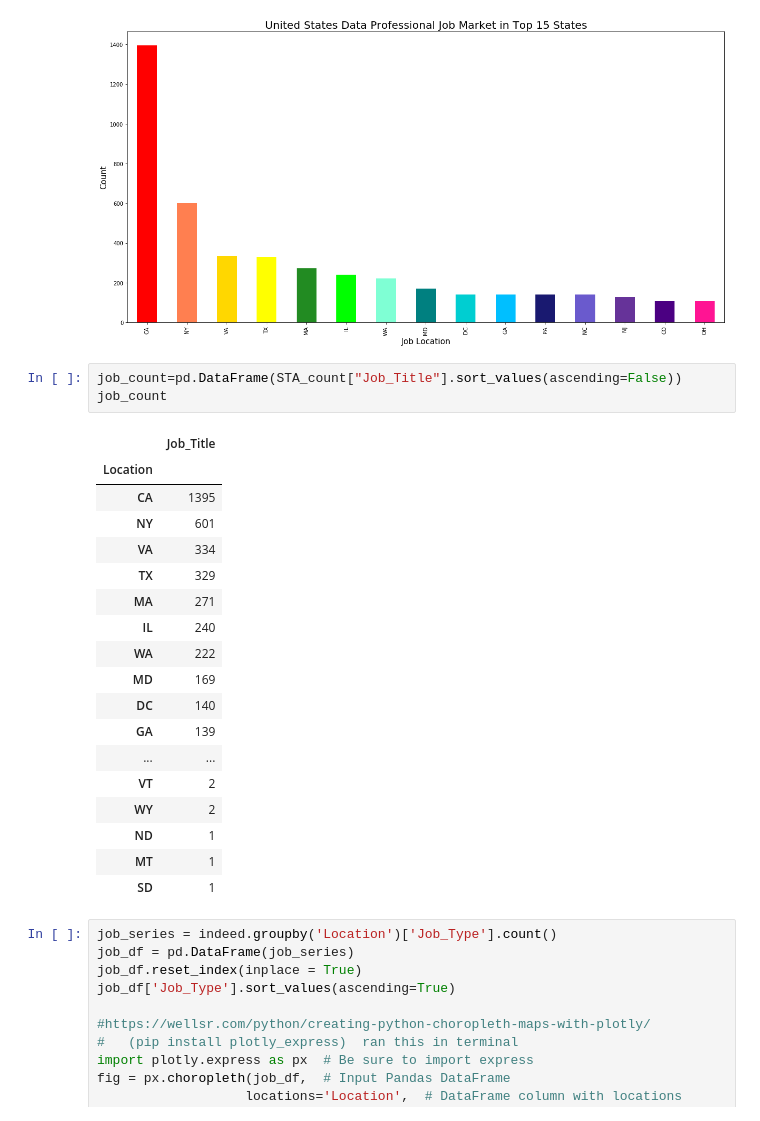
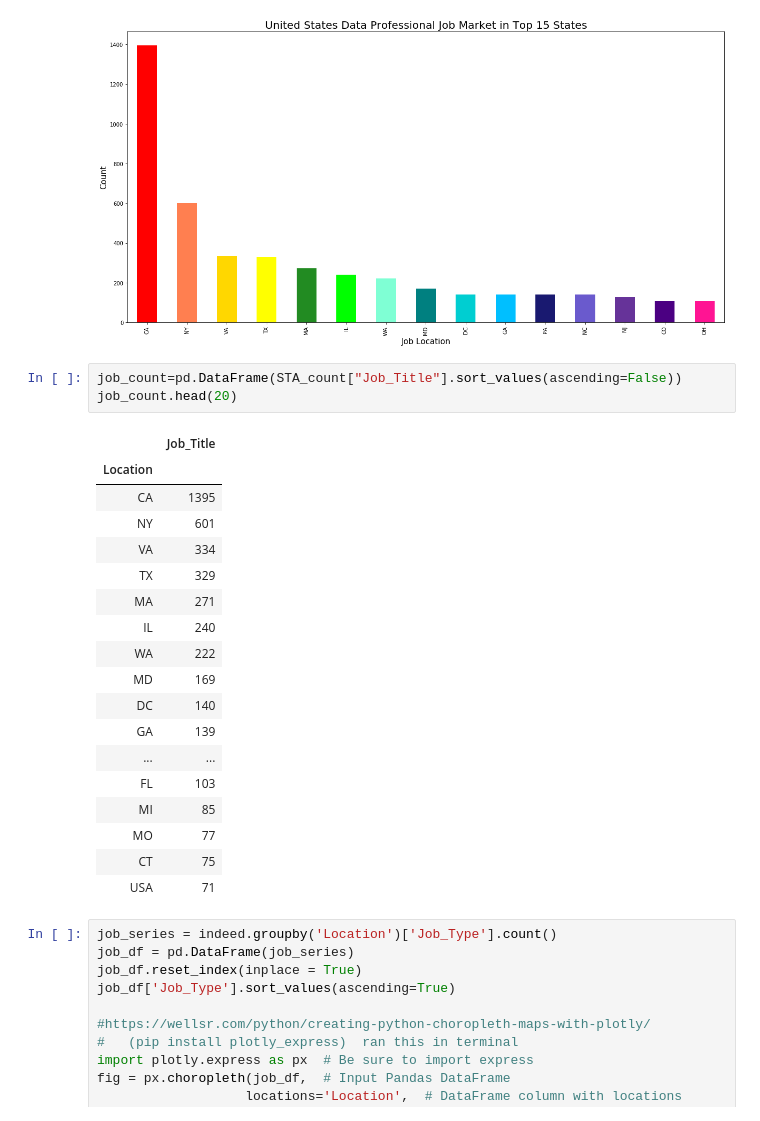
Before and after one commit to GitGTBoot/Project-1, a Jupyter notebook: Project 1.ipynb, the cells around one changed output. Saved outputs shown, nothing was run; the diff lists cells and outputs as text.

```diff
--- a/Project 1.ipynb
+++ b/Project 1.ipynb
@@ -84,26 +73,26 @@ plt.show()
 [figure]
 # %%
 job_count=pd.DataFrame(STA_count["Job_Title"].sort_values(ascending=False))
-job_count
+job_count.head(20)
 # %% [output]
 |  | Job_Title |
 | Location |  |
 | CA | 1395 |
 | NY | 601 |
 | VA | 334 |
 | TX | 329 |
 | MA | 271 |
 | IL | 240 |
 | WA | 222 |
 | MD | 169 |
 | DC | 140 |
 | GA | 139 |
 | ... | ... |
-| VT | 2 |
-| WY | 2 |
-| ND | 1 |
-| MT | 1 |
-| SD | 1 |
+| FL | 103 |
+| MI | 85 |
+| MO | 77 |
+| CT | 75 |
+| USA | 71 |
 # %%
 job_series = indeed.groupby('Location')['Job_Type'].count()
 job_df = pd.DataFrame(job_series)
```
Also changed, not shown: parts of 4 cells of this notebook, 3 other files.
